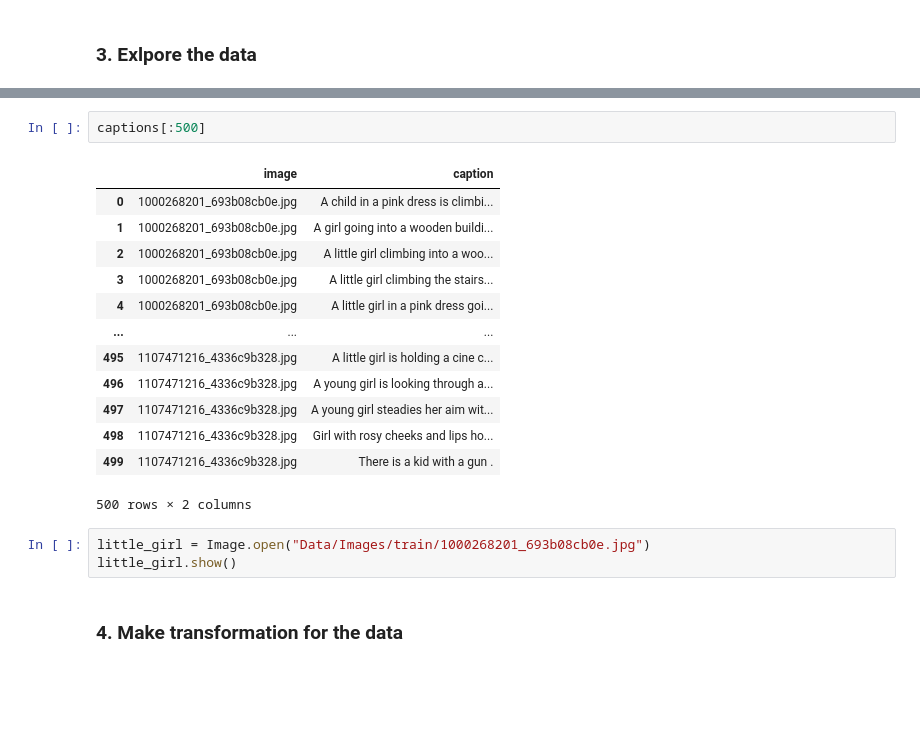
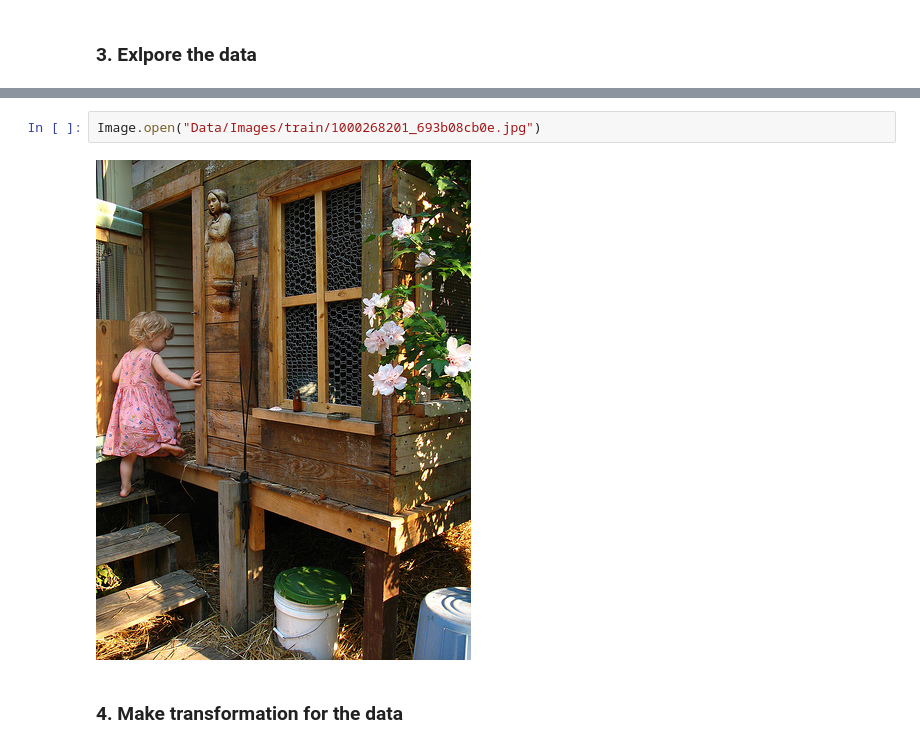
Before and after one commit to mhannani/caption, a Jupyter notebook: notebook.ipynb, the cells around one changed output, grey strips where cells are left out. Cells and saved outputs as stored; diff of their text form; blank space fills up the shorter version.

```diff
--- a/notebook.ipynb
+++ b/notebook.ipynb
@@ -31,25 +31,10 @@ captions.head(5)
 | 2 | 1000268201_693b08cb0e.jpg | A little girl climbing into a woo... |
 | 3 | 1000268201_693b08cb0e.jpg | A little girl climbing the stairs... |
 | 4 | 1000268201_693b08cb0e.jpg | A little girl in a pink dress goi... |
-# %%
-captions[:500]
-# %% [output]
-|  | image | caption |
-| 0 | 1000268201_693b08cb0e.jpg | A child in a pink dress is climbi... |
-| 1 | 1000268201_693b08cb0e.jpg | A girl going into a wooden buildi... |
-| 2 | 1000268201_693b08cb0e.jpg | A little girl climbing into a woo... |
-| 3 | 1000268201_693b08cb0e.jpg | A little girl climbing the stairs... |
-| 4 | 1000268201_693b08cb0e.jpg | A little girl in a pink dress goi... |
-| ... | ... | ... |
-| 495 | 1107471216_4336c9b328.jpg | A little girl is holding a cine c... |
-| 496 | 1107471216_4336c9b328.jpg | A young girl is looking through a... |
-| 497 | 1107471216_4336c9b328.jpg | A young girl steadies her aim wit... |
-| 498 | 1107471216_4336c9b328.jpg | Girl with rosy cheeks and lips ho... |
-| 499 | 1107471216_4336c9b328.jpg | There is a kid with a gun . |
-500 rows × 2 columns
 # %%
-little_girl = Image.open("Data/Images/train/1000268201_693b08cb0e.jpg")
-little_girl.show()
+Image.open("Data/Images/train/1000268201_693b08cb0e.jpg")
+# %% [output]
+[figure, added]
 # %% [markdown]
 ### 4. Make transformation for the data
 # %%
```
Also changed, not shown: parts of 29 cells of this notebook, 4 other files.
